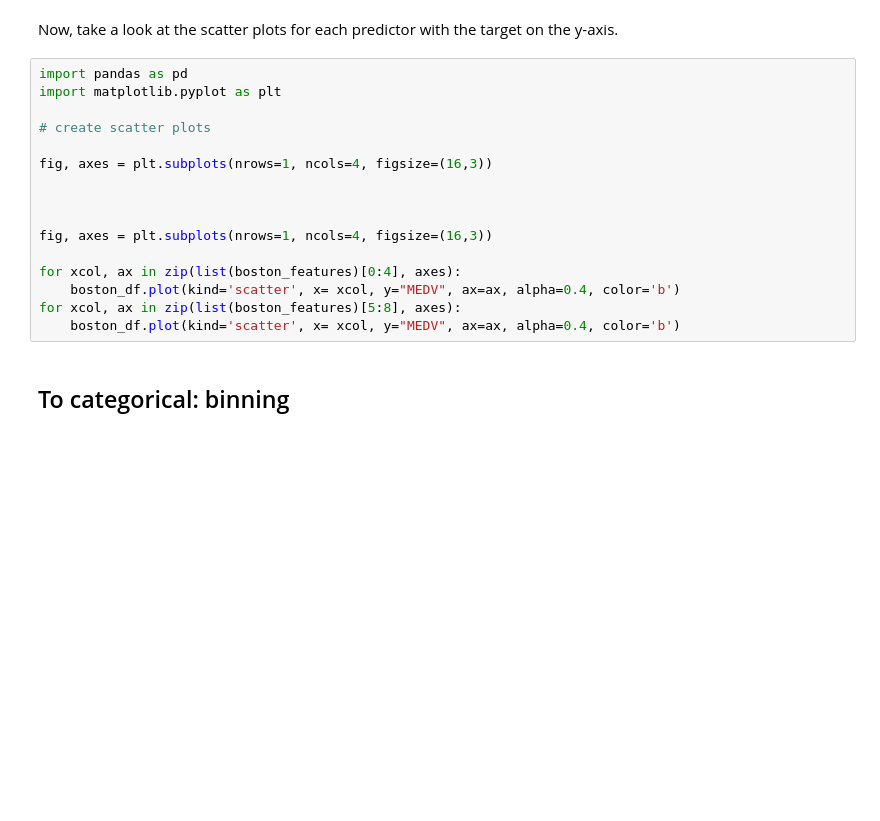
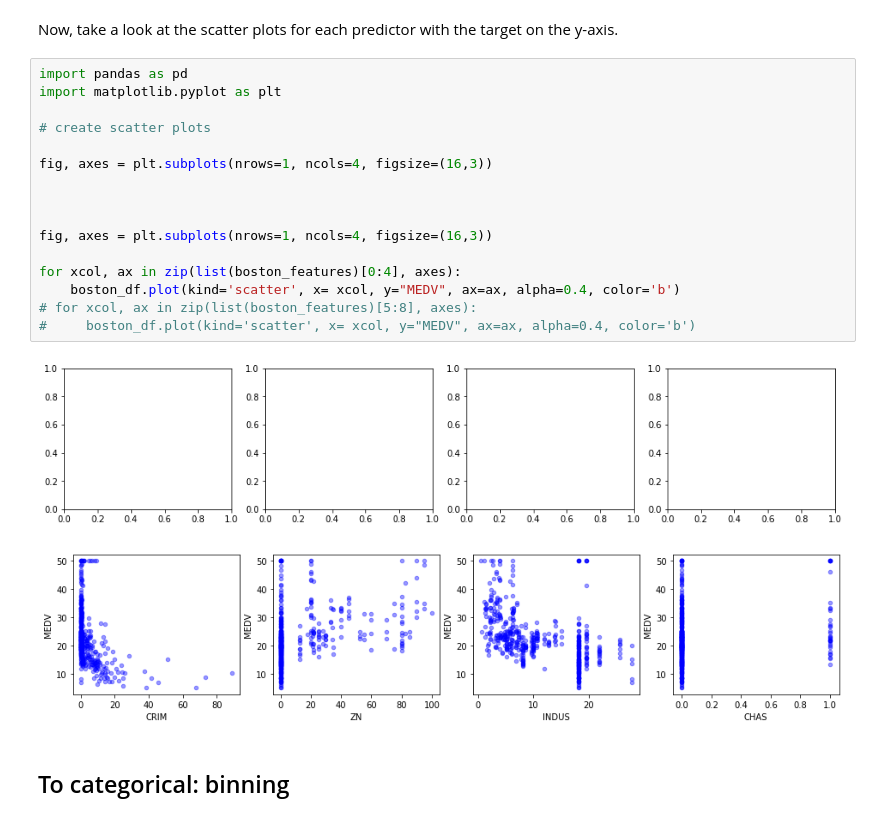
Before and after one commit to 99KHayes-Flatiron/dsc-dealing-with-categorical-variables-lab-dc-ds-060319, a Jupyter notebook: index.ipynb, the cells around one changed output. Cells and saved outputs as stored; diff of their text form; blank space fills up the shorter version.

```diff
--- a/index.ipynb
+++ b/index.ipynb
@@ -125,19 +125,22 @@ Now, take a look at the scatter plots for each predictor with the target on the
 # %%
 import pandas as pd
 import matplotlib.pyplot as plt
 
 # create scatter plots
 
 fig, axes = plt.subplots(nrows=1, ncols=4, figsize=(16,3))
 
 
 
 fig, axes = plt.subplots(nrows=1, ncols=4, figsize=(16,3))
 
 for xcol, ax in zip(list(boston_features)[0:4], axes):
     boston_df.plot(kind='scatter', x= xcol, y="MEDV", ax=ax, alpha=0.4, color='b')
-for xcol, ax in zip(list(boston_features)[5:8], axes):
-    boston_df.plot(kind='scatter', x= xcol, y="MEDV", ax=ax, alpha=0.4, color='b')
+# for xcol, ax in zip(list(boston_features)[5:8], axes):
+#     boston_df.plot(kind='scatter', x= xcol, y="MEDV", ax=ax, alpha=0.4, color='b')
+# %% [output]
+[figure, added]
+[figure, added]
 # %% [markdown]
 ## To categorical: binning
 # %% [markdown]
```
